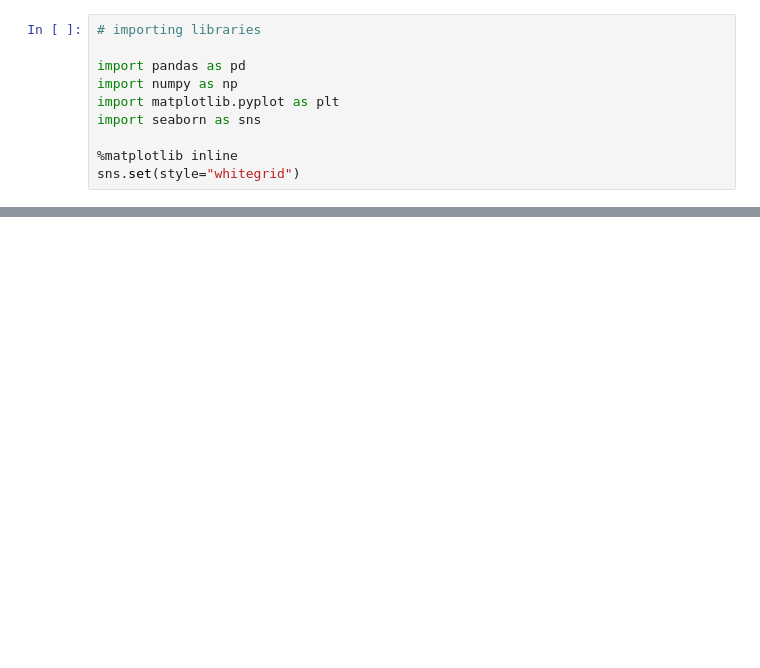
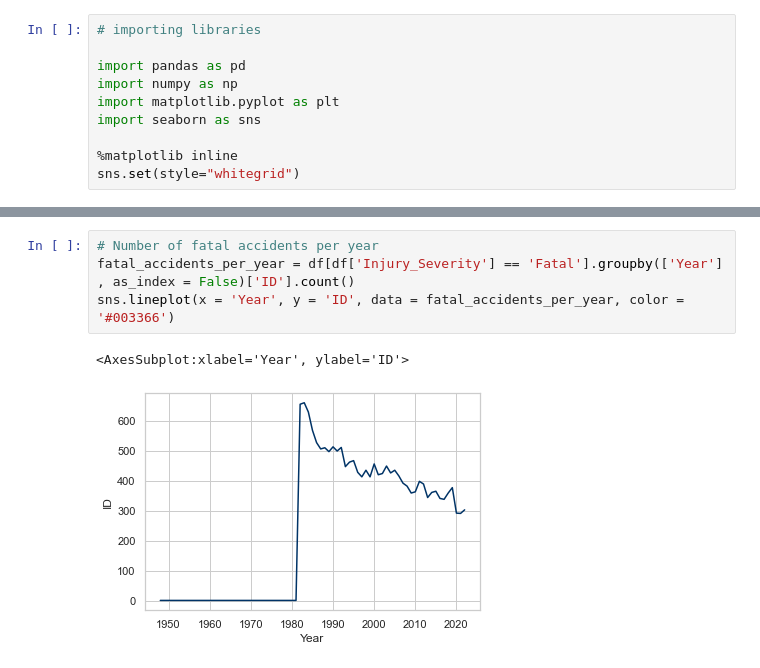
Before and after one commit to Henry-Njoroge/dsc_phase_1_project, a Jupyter notebook: Notebooks/Exploratory Notebook.ipynb, the cells around one changed output, grey strips where cells are left out. Drawn from its saved outputs; the diff is of its cells as text; blank space fills up the shorter version.

```diff
--- a/Notebooks/Exploratory Notebook.ipynb
+++ b/Notebooks/Exploratory Notebook.ipynb
@@ -16,0 +457,7 @@ FileNotFoundError: [Errno 2] No such file or directory: 'zippedData/AviationData
+# %%
+# Number of fatal accidents per year
+fatal_accidents_per_year = df[df['Injury_Severity'] == 'Fatal'].groupby(['Year'] , as_index = False)['ID'].count()
+sns.lineplot(x = 'Year', y = 'ID', data = fatal_accidents_per_year, color = '#003366')
+# %% [output]
+<AxesSubplot:xlabel='Year', ylabel='ID'>
+[figure, added]
```
Also changed, not shown: parts of 84 cells of this notebook, 3 other files.
